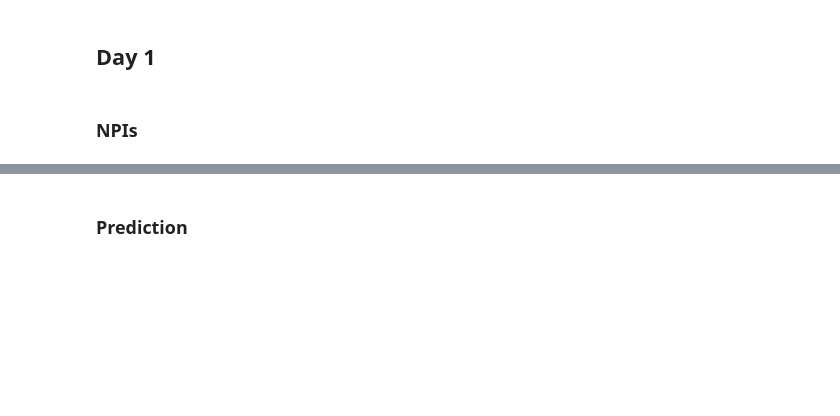
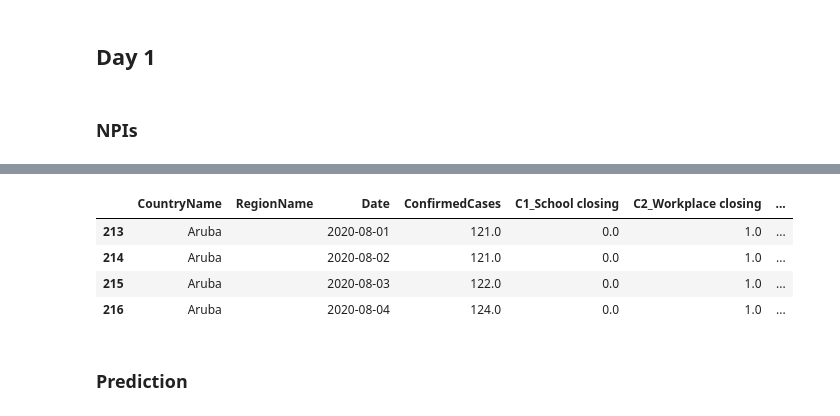
Before and after one commit to cognizant-ai-labs/covid-xprize, a Jupyter notebook: onf_robojudge.ipynb, the cells around one changed output, grey strips where cells are left out. Drawn from its saved outputs; the diff is of its cells as text; code cells hidden in the pictures; blank space fills up the shorter version.

Commit message:
Make daily predictions of new cases according to some prediction API

```diff
--- a/onf_robojudge.ipynb
+++ b/onf_robojudge.ipynb
@@ -103,4 +103,5 @@ npis_df[npis_df.CountryName == "United States"].head(30)
 # %% [markdown]
 ### NPIs
 # %%
-day_1 = np.datetime64("2020-08-01")
+start_date = np.datetime64("2020-08-01")
+start_date
@@ -106,0 +110,3 @@ day_1 = np.datetime64("2020-08-01")
+# %%
+end_date = start_date + np.timedelta64(3, 'D')
+end_date
@@ -106,0 +115,2 @@ day_1 = np.datetime64("2020-08-01")
+# %%
+day_1_npis_df = latest_df[(latest_df.Date >= start_date) & (latest_df.Date <= end_date)]
@@ -107,7 +123,13 @@ day_1 = np.datetime64("2020-08-01")
 # %%
-day_1_npis_df = npis_df[npis_df.Date <= day1]
+# day_1_npis_df = npis_df[npis_df.Date <= day1]
 # %%
-day_1_npis_df[day_1_npis_df.CountryName == "United States"].head(30)
+day_1_npis_df[day_1_npis_df.CountryName == "Aruba"][["CountryName", "RegionName", "Date", "ConfirmedCases"] + NPI_COLUMNS].head(30)
+# %% [output]
+|  | CountryName | RegionName | Date | ConfirmedCases | C1_School closing | C2_Workplace closing | ... |
+| 213 | Aruba |  | 2020-08-01 | 121.0 | 0.0 | 1.0 | ... |
+| 214 | Aruba |  | 2020-08-02 | 121.0 | 0.0 | 1.0 | ... |
+| 215 | Aruba |  | 2020-08-03 | 122.0 | 0.0 | 1.0 | ... |
+| 216 | Aruba |  | 2020-08-04 | 124.0 | 0.0 | 1.0 | ... |
 # %% [markdown]
 ### Prediction
 # %%
```
Also changed, not shown: parts of 3 cells of this notebook, 2 other files.
